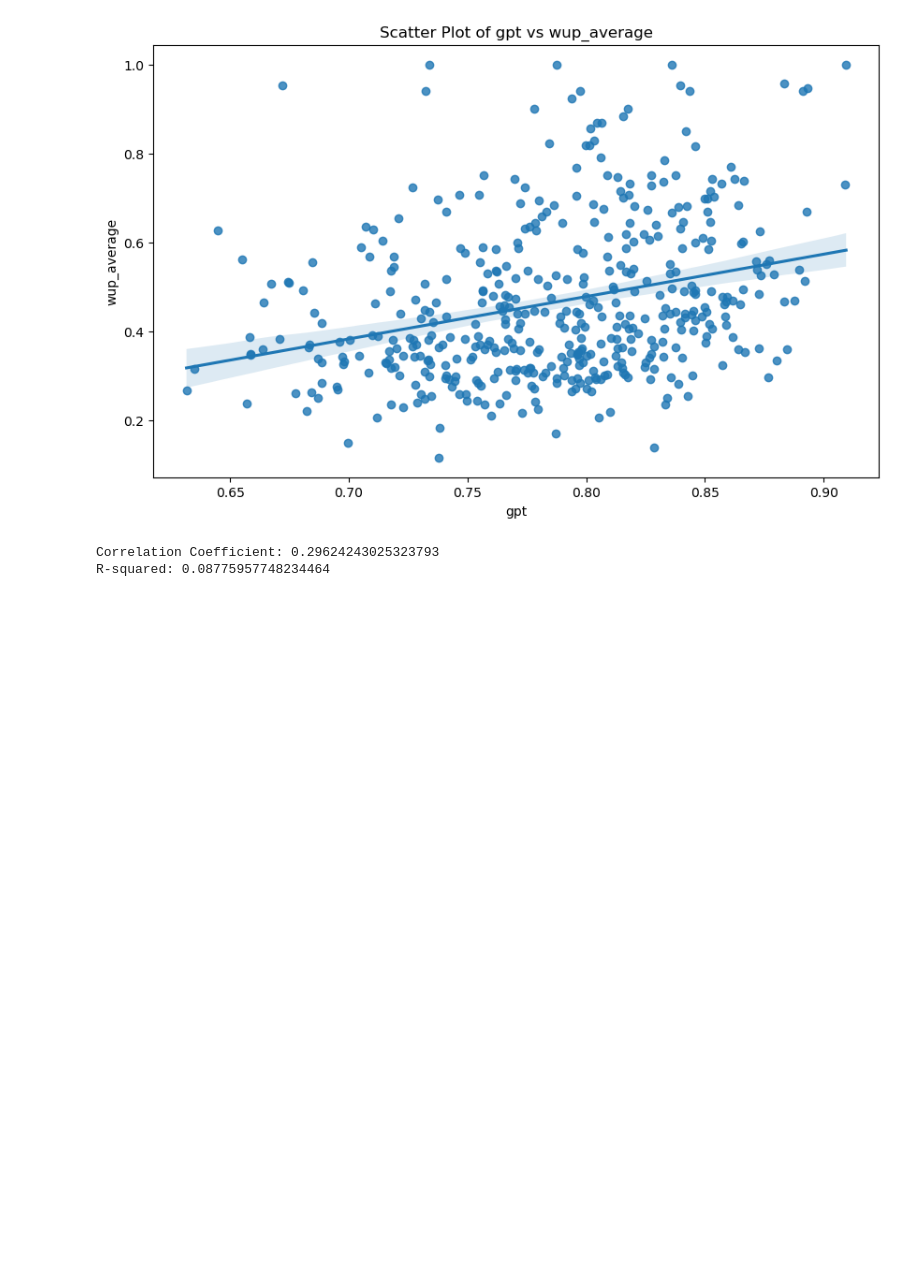
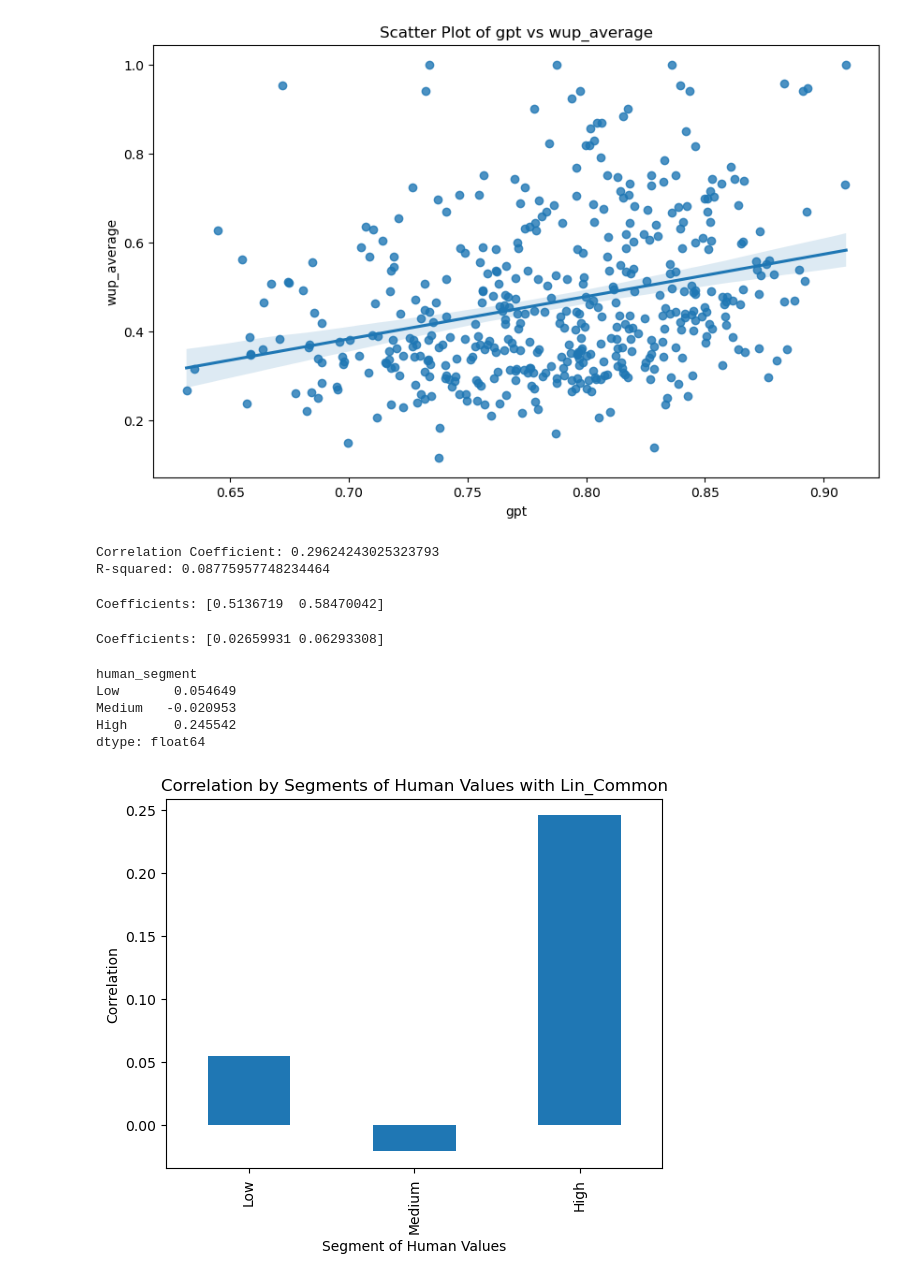
Before and after one commit to zg915/GPT_synonym_embedding, a Jupyter notebook: 454eda.ipynb, the cells around one changed output. Cells and saved outputs as stored; diff of their text form; code cells hidden in the pictures; blank space fills up the shorter version.

```diff
--- a/454eda.ipynb
+++ b/454eda.ipynb
@@ -120,3 +120,39 @@ print(f'R-squared: {r2}')
 [figure]
 Correlation Coefficient: 0.29624243025323793
 R-squared: 0.08775957748234464
+# %%
+X = data[['lin_common', 'lin_average']]
+y = data['human']
+
+model = LinearRegression().fit(X, y)
+
+print("Coefficients:", model.coef_)
+# %% [output]
+Coefficients: [0.5136719  0.58470042]
+# %%
+X = data[['lin_common', 'lin_average']]
+y = data['gpt']
+model = LinearRegression().fit(X, y)
+
+print("Coefficients:", model.coef_)
+# %% [output]
+Coefficients: [0.02659931 0.06293308]
+# %%
+data['human_segment'] = pd.qcut(data['human'], q=3, labels=["Low", "Medium", "High"])
+
+segmented_corr = data.groupby('human_segment').apply(lambda x: x['human'].corr(x['lin_common']))
+
+print(segmented_corr)
+
+segmented_corr.plot(kind='bar')
+plt.title('Correlation by Segments of Human Values with Lin_Common')
+plt.ylabel('Correlation')
+plt.xlabel('Segment of Human Values')
+plt.show()
+# %% [output]
+human_segment
+Low       0.054649
+Medium   -0.020953
+High      0.245542
+dtype: float64
+[figure, added]
```
Also changed, not shown: parts of 4 cells of this notebook.
